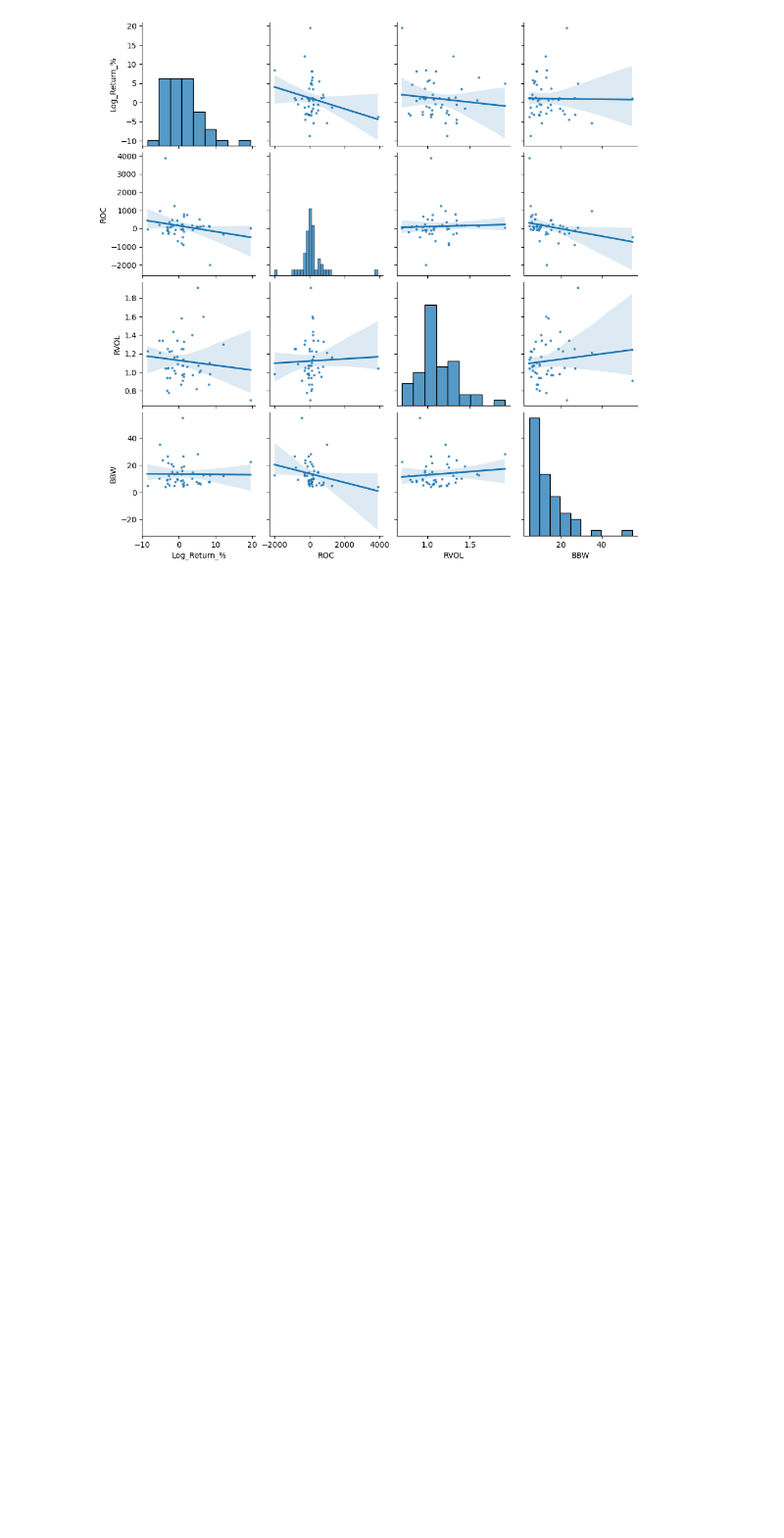
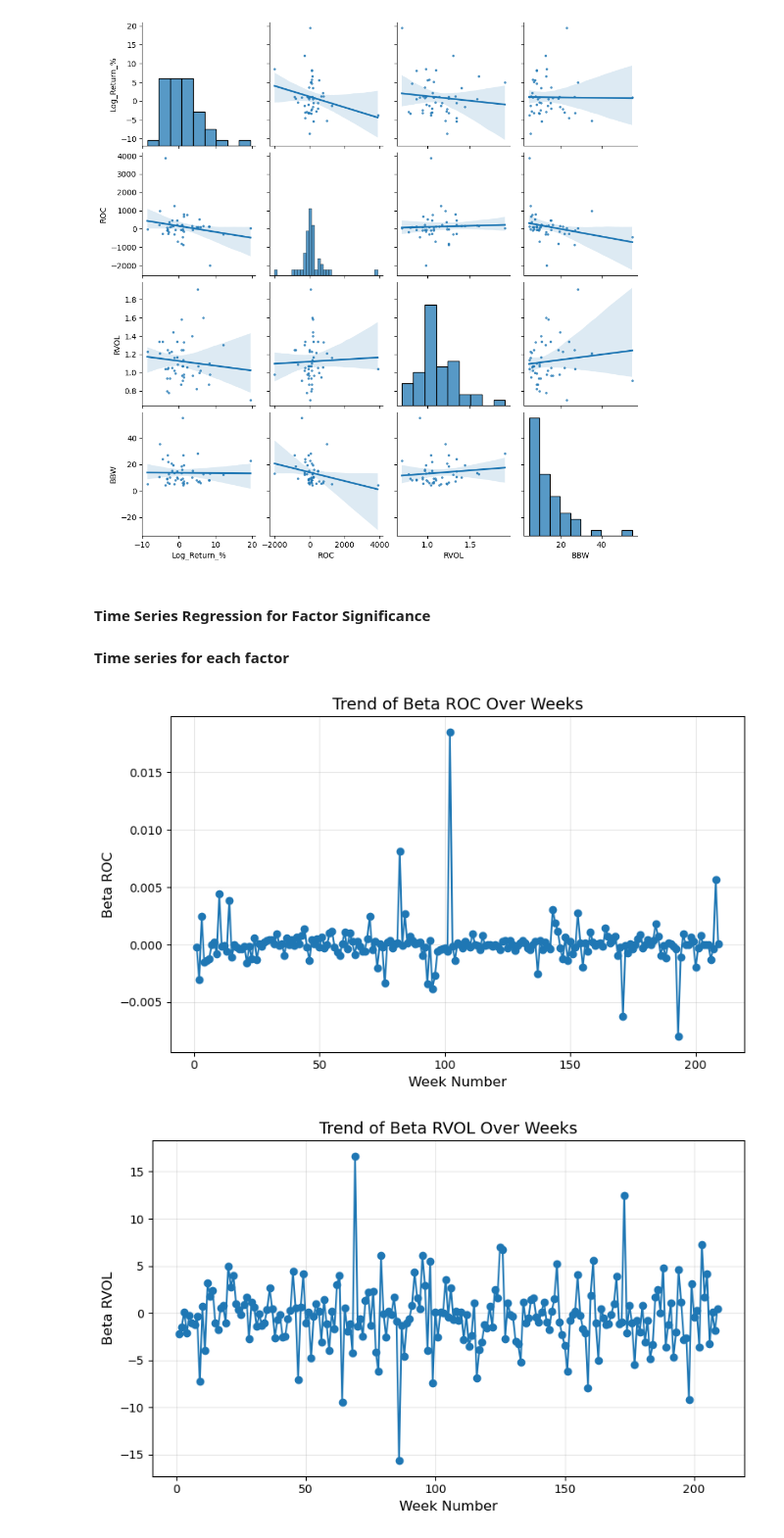
Before and after one commit to chaserenick2/Momentum-Volatility-and-Volume-Factors-in-U.S.-Stock-Returns, a Jupyter notebook: Regression.ipynb, the cells around one changed output. Shown at 98% size. Drawn from its saved outputs; the diff is of its cells as text; code cells hidden in the pictures; blank space fills up the shorter version.

Commit message:
Added time series and exponential smoothing sections

```diff
--- a/Regression.ipynb
+++ b/Regression.ipynb
@@ -555,3 +562,20 @@ plt.show()
 Original data shape: (48, 4)
 Cleaned data shape: (48, 4)
 [figure]
+# %% [markdown]
+#### Time Series Regression for Factor Significance
+# %% [markdown]
+**Time series for each factor**
+# %%
+for factor in regression_results_df.columns[2:5]:  # Skip week column, skip intercept column since in MLR it has no practical meaning
+    plt.figure(figsize=(8, 5))
+    plt.plot(regression_results_df['Week'], regression_results_df[factor], marker='o', linestyle='-')
+    plt.title(f'Trend of {factor} Over Weeks', fontsize=14)
+    plt.xlabel('Week Number', fontsize=12)
+    plt.ylabel(factor, fontsize=12)
+    plt.grid(True, alpha=0.3)
+    plt.tight_layout()
+    plt.show()
+# %% [output]
+[figure, added]
+[figure, added]
```
Also changed, not shown: parts of 27 cells of this notebook.
